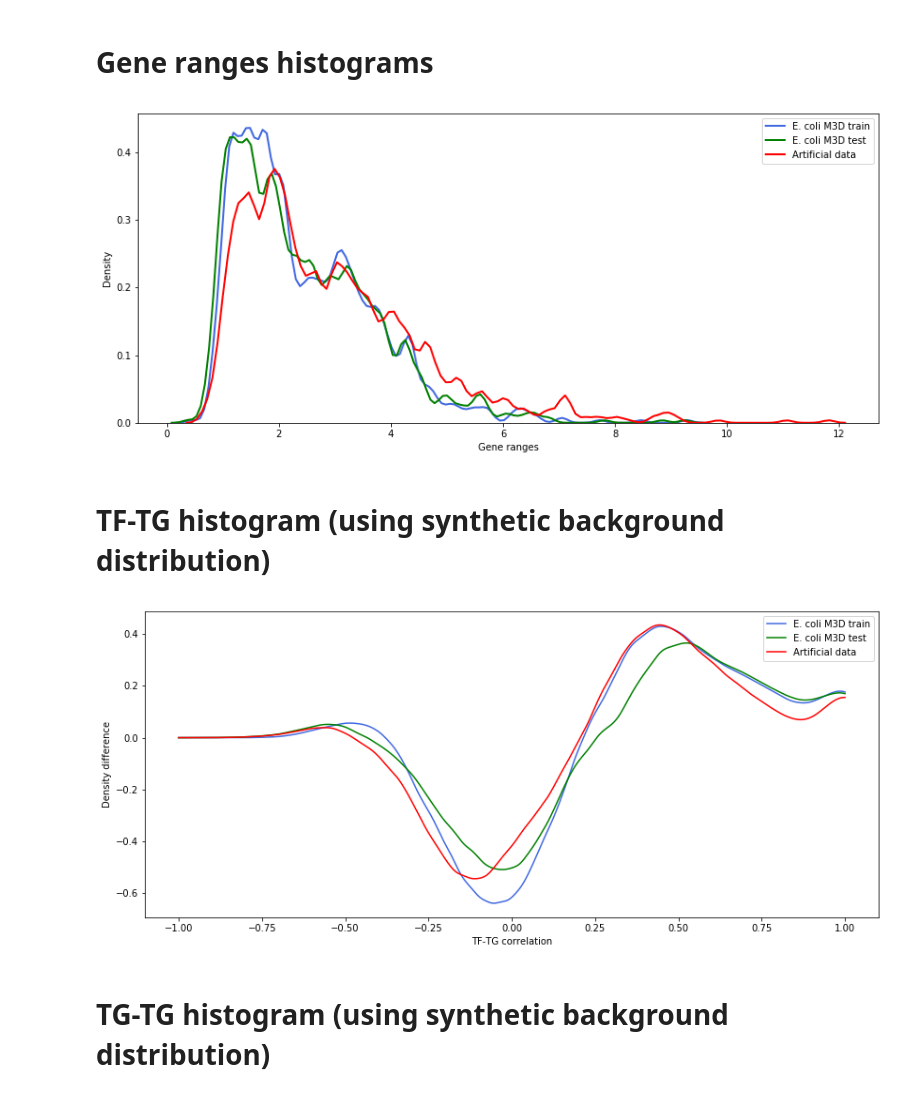
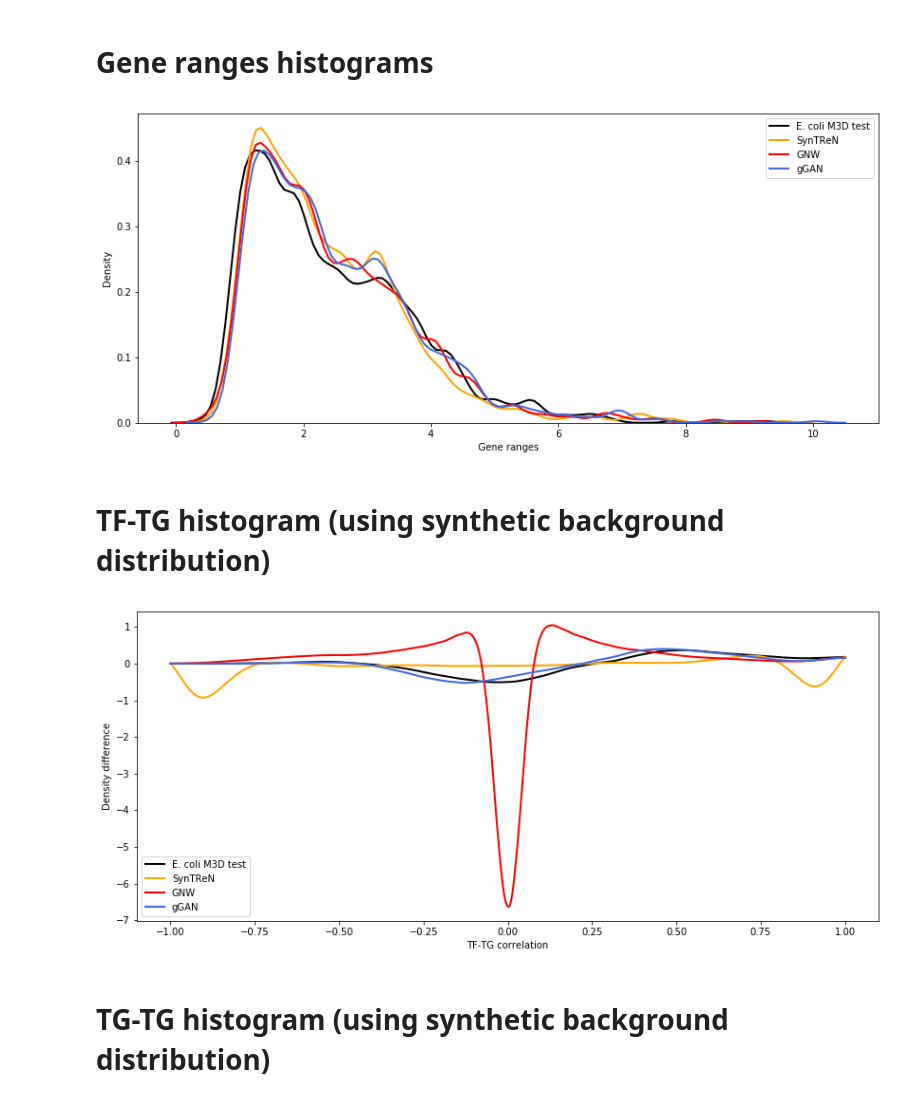
Before and after one commit to rvinas/adversarial-gene-expression, a Jupyter notebook: src/comparison.ipynb, the cells around one changed output. Drawn from its saved outputs; the diff is of its cells as text; code cells hidden in the pictures.

```diff
--- a/src/comparison.ipynb
+++ b/src/comparison.ipynb
@@ -47,27 +128,34 @@ plot_intensities(s_expr, dataset_name='Artificial data', color='red', plot_quant
 # Gene ranges histograms
 # %%
 plt.figure(figsize=(14, 6))
-ax = plot_gene_ranges(expr_train, dataset_name='E. coli M3D train')
-ax = plot_gene_ranges(expr_test, dataset_name='E. coli M3D test', color='green', ax=ax)
-plot_gene_ranges(s_expr, dataset_name='Artificial data', color='red', ax=ax);
+# ax = plot_gene_ranges(expr_train, dataset_name='E. coli M3D train')
+ax = plot_gene_ranges(expr_test, dataset_name='E. coli M3D test', color='black')
+ax = plot_gene_ranges(syn_expr, dataset_name='SynTReN', color='orange', ax=ax)
+ax = plot_gene_ranges(gnw_expr, dataset_name='GNW', color='red', ax=ax)
+plot_gene_ranges(gan_expr, dataset_name='gGAN', color='royalblue', ax=ax);
 # %% [output]
-[figure, old version]
+[figure, new version]
 # %% [markdown]
 # TF-TG histogram (using synthetic background distribution)
 # %%
 train_tf_tg_corr, train_tg_tg_corr = compute_tf_tg_corrs(expr_train, gene_symbols)
 r_tf_tg_corr, r_tg_tg_corr = compute_tf_tg_corrs(expr_test, gene_symbols)
-s_tf_tg_corr, s_tg_tg_corr = compute_tf_tg_corrs(s_expr, gene_symbols)
+syn_tf_tg_corr, syn_tg_tg_corr = compute_tf_tg_corrs(syn_expr, gene_symbols)
+gnw_tf_tg_corr, gnw_tg_tg_corr = compute_tf_tg_corrs(gnw_expr, gene_symbols)
+gan_tf_tg_corr, gan_tg_tg_corr = compute_tf_tg_corrs(gan_expr, gene_symbols)
 train_back_corr = correlations_list(expr_train, expr_train)
 r_back_corr = correlations_list(expr_test, expr_test)
-s_back_corr = correlations_list(s_expr, s_expr)
+syn_back_corr = correlations_list(syn_expr, syn_expr)
+gnw_back_corr = correlations_list(gnw_expr, gnw_expr)
+gan_back_corr = correlations_list(gan_expr, gan_expr)
 # %%
 plt.figure(figsize=(14, 6))
-ax = plot_difference_histogram(train_tf_tg_corr, train_back_corr, 'TF-TG correlation', dataset_name='E. coli M3D train')
-ax = plot_difference_histogram(r_tf_tg_corr, r_back_corr, 'TF-TG correlation', dataset_name='E. coli M3D test', color='green', ax=ax)
-plot_difference_histogram(s_tf_tg_corr, s_back_corr, 'TF-TG correlation', dataset_name='Artificial data', color='red', ax=ax);
+ax = plot_difference_histogram(r_tf_tg_corr, r_back_corr, 'TF-TG correlation', dataset_name='E. coli M3D test', color='black')
+ax = plot_difference_histogram(syn_tf_tg_corr, syn_back_corr, 'TF-TG correlation', dataset_name='SynTReN', color='orange', ax=ax);
+ax = plot_difference_histogram(gnw_tf_tg_corr, gnw_back_corr, 'TF-TG correlation', dataset_name='GNW', color='red', ax=ax);
+plot_difference_histogram(gan_tf_tg_corr, gan_back_corr, 'TF-TG correlation', dataset_name='gGAN', color='royalblue', ax=ax);
 # %% [output]
-[figure, old version]
+[figure, new version]
 # %% [markdown]
 # TG-TG histogram (using synthetic background distribution)
 # %%
```
Also changed, not shown: parts of 21 cells of this notebook, 29 other files.
